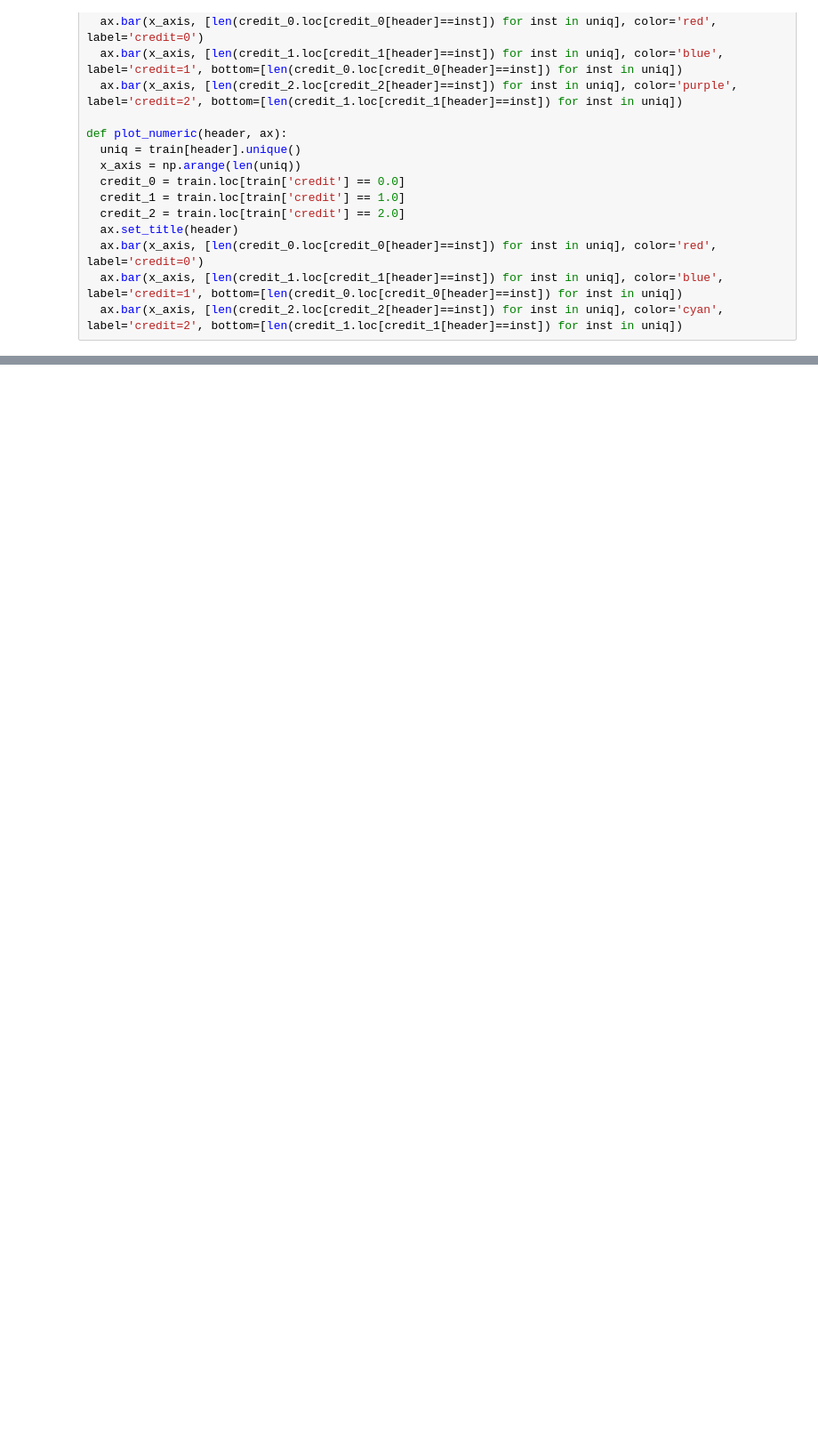
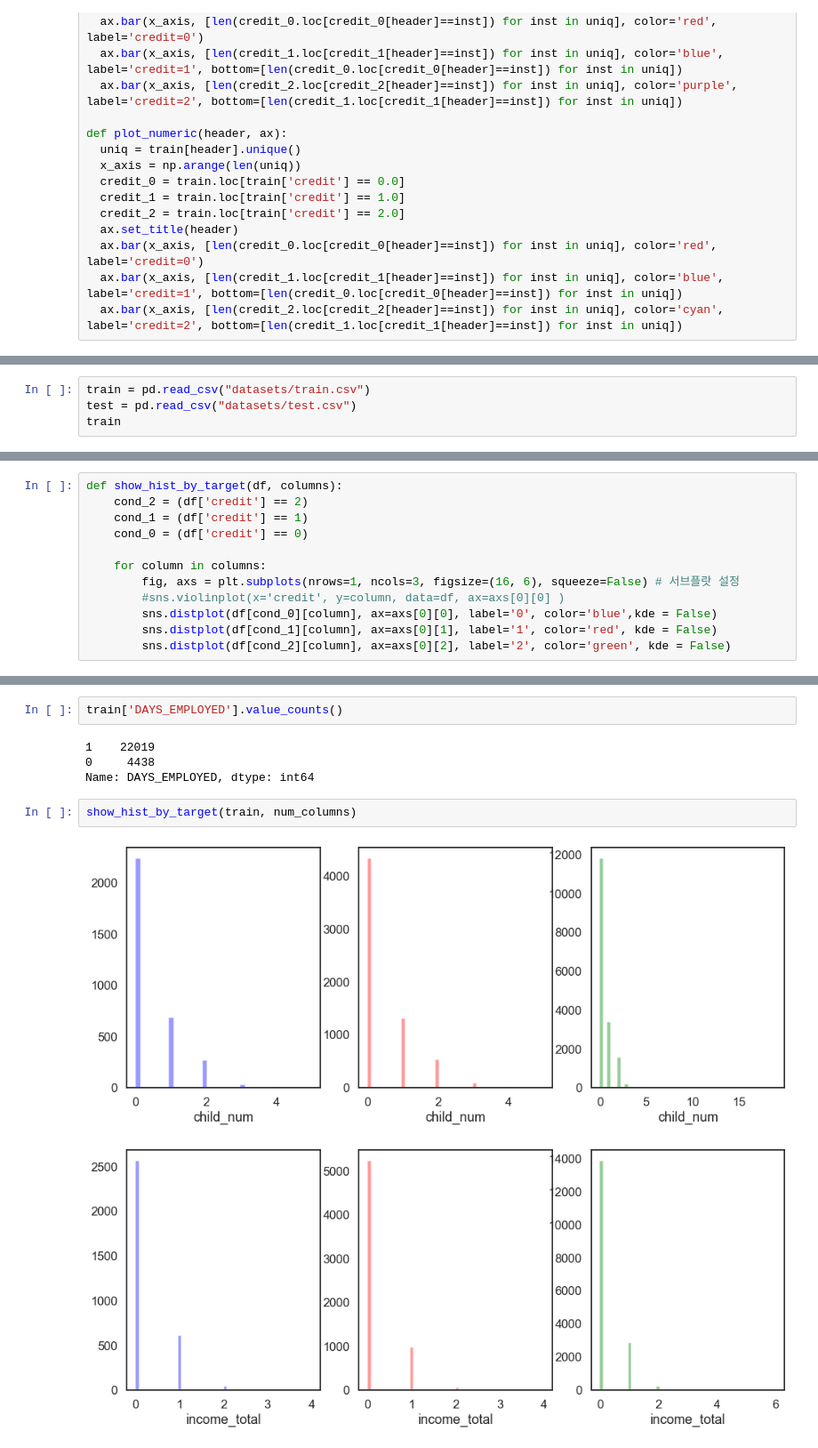
Before and after one commit to PNU-Sinbaram/dacon-credit-card-defaults-detection, a Jupyter notebook: visualization.ipynb, the cells around one changed output, grey strips where cells are left out. Shown at 89% size. Cells and saved outputs as stored; diff of their text form; blank space fills up the shorter version.

Commit message:
MoreVisualization & some comment

```diff
--- a/visualization.ipynb
+++ b/visualization.ipynb
@@ -118,0 +149,4 @@ plt.show()
+# %%
+train = pd.read_csv("datasets/train.csv")
+test = pd.read_csv("datasets/test.csv")
+train
@@ -118,0 +232,12 @@ plt.show()
+# %%
+def show_hist_by_target(df, columns):
+    cond_2 = (df['credit'] == 2)
+    cond_1 = (df['credit'] == 1)
+    cond_0 = (df['credit'] == 0)
+
+    for column in columns:
+        fig, axs = plt.subplots(nrows=1, ncols=3, figsize=(16, 6), squeeze=False) # 서브플랏 설정
+        #sns.violinplot(x='credit', y=column, data=df, ax=axs[0][0] )
+        sns.distplot(df[cond_0][column], ax=axs[0][0], label='0', color='blue',kde = False)
+        sns.distplot(df[cond_1][column], ax=axs[0][1], label='1', color='red', kde = False)
+        sns.distplot(df[cond_2][column], ax=axs[0][2], label='2', color='green', kde = False)
@@ -118,0 +270,11 @@ plt.show()
+# %%
+train['DAYS_EMPLOYED'].value_counts()
+# %% [output]
+1    22019
+0     4438
+Name: DAYS_EMPLOYED, dtype: int64
+# %%
+show_hist_by_target(train, num_columns)
+# %% [output]
+[figure, added]
+[figure, added]
```
Also changed, not shown: parts of 30 cells of this notebook, 1 other file.
